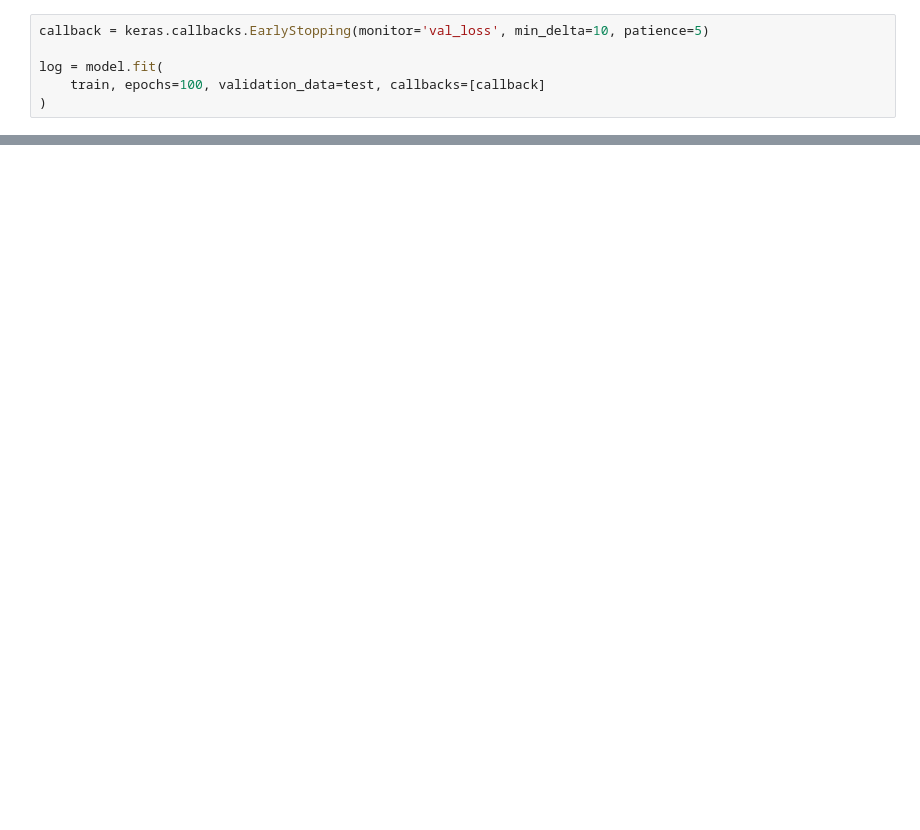
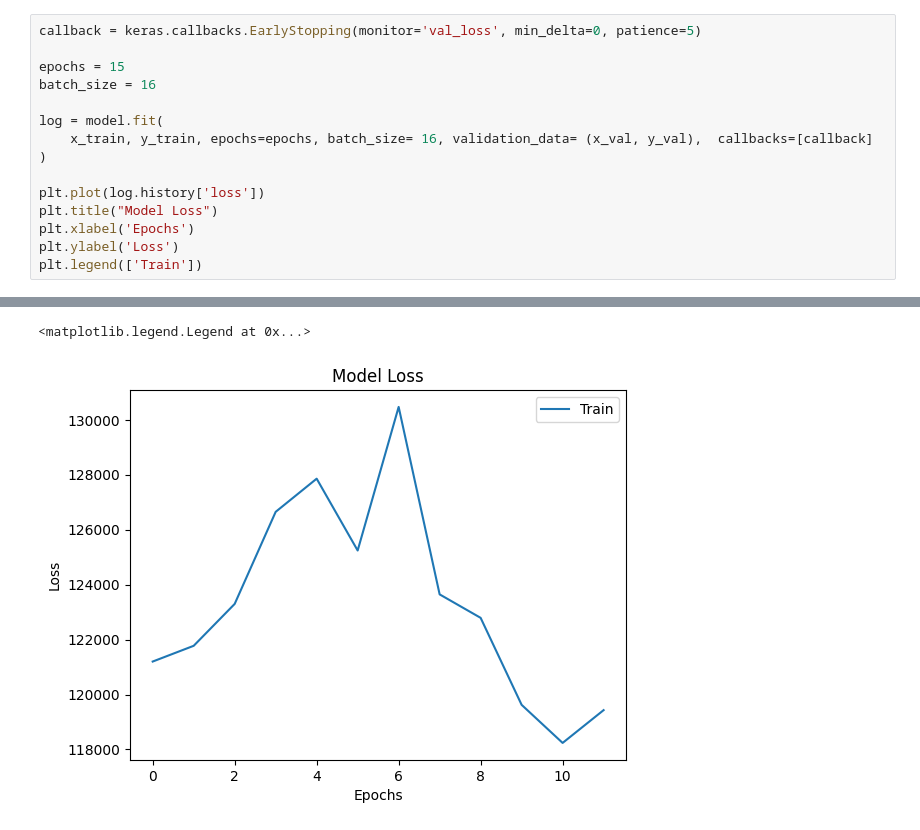
Before and after one commit to dasooni/Seq2seq-Time-series-forecasting, a Jupyter notebook: keras.ipynb, the cells around one changed output, grey strips where cells are left out. Saved outputs shown, nothing was run; the diff lists cells and outputs as text; blank space fills up the shorter version.

```diff
--- a/keras.ipynb
+++ b/keras.ipynb
@@ -76,9 +151,18 @@ Trainable params: 20545 (80.25 KB)
 Non-trainable params: 0 (0.00 Byte)
 _________________________________________________________________
 # %%
-callback = keras.callbacks.EarlyStopping(monitor='val_loss', min_delta=10, patience=5)
+callback = keras.callbacks.EarlyStopping(monitor='val_loss', min_delta=0, patience=5)
+
+epochs = 15
+batch_size = 16
 
 log = model.fit(
-    train, epochs=100, validation_data=test, callbacks=[callback]
+    x_train, y_train, epochs=epochs, batch_size= 16, validation_data= (x_val, y_val),  callbacks=[callback]
 )
+
+plt.plot(log.history['loss'])
+plt.title("Model Loss")
+plt.xlabel('Epochs')
+plt.ylabel('Loss')
+plt.legend(['Train'])
 # %% [output]
@@ -99,3 +186,5 @@ Epoch 6/100
+<matplotlib.legend.Legend at 0x...>
+[figure, added]
 # %%
 import matplotlib.pyplot as plt
 
```
Also changed, not shown: parts of 13 cells of this notebook, 43 other files.
